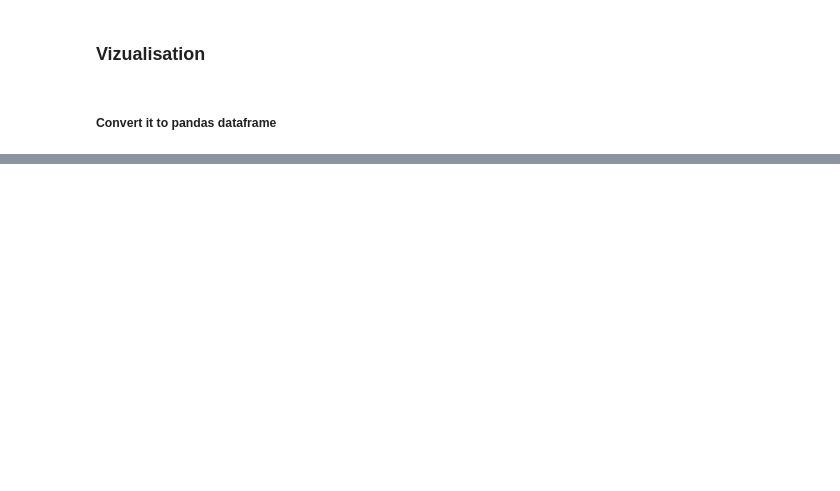
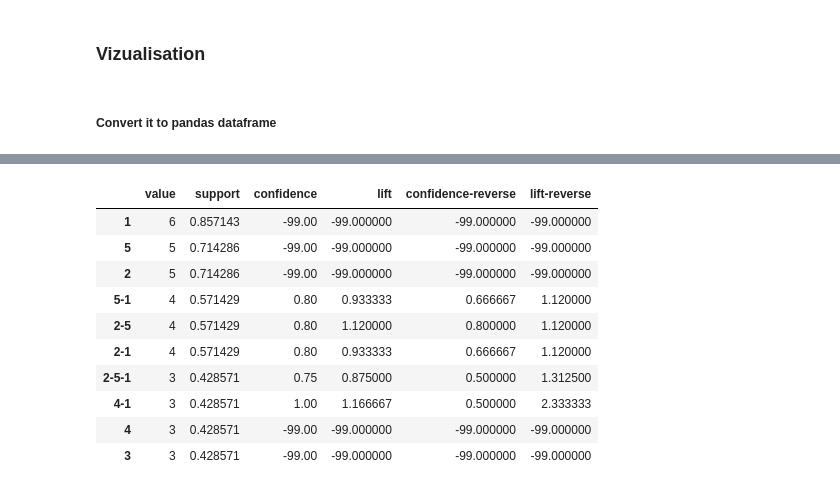
Before and after one commit to absabry/Apriori, a Jupyter notebook: apriori.ipynb, the cells around one changed output, grey strips where cells are left out. Drawn from its saved outputs; the diff is of its cells as text; code cells hidden in the pictures; blank space fills up the shorter version.

```diff
--- a/apriori.ipynb
+++ b/apriori.ipynb
@@ -60,0 +79,14 @@ ax.set_xlabel('Terms', fontsize=15);
+# %%
+data
+# %% [output]
+|  | value | support | confidence | lift | confidence-reverse | lift-reverse |
+| 1 | 6 | 0.857143 | -99.00 | -99.000000 | -99.000000 | -99.000000 |
+| 5 | 5 | 0.714286 | -99.00 | -99.000000 | -99.000000 | -99.000000 |
+| 2 | 5 | 0.714286 | -99.00 | -99.000000 | -99.000000 | -99.000000 |
+| 5-1 | 4 | 0.571429 | 0.80 | 0.933333 | 0.666667 | 1.120000 |
+| 2-5 | 4 | 0.571429 | 0.80 | 1.120000 | 0.800000 | 1.120000 |
+| 2-1 | 4 | 0.571429 | 0.80 | 0.933333 | 0.666667 | 1.120000 |
+| 2-5-1 | 3 | 0.428571 | 0.75 | 0.875000 | 0.500000 | 1.312500 |
+| 4-1 | 3 | 0.428571 | 1.00 | 1.166667 | 0.500000 | 2.333333 |
+| 4 | 3 | 0.428571 | -99.00 | -99.000000 | -99.000000 | -99.000000 |
+| 3 | 3 | 0.428571 | -99.00 | -99.000000 | -99.000000 | -99.000000 |
```
Also changed, not shown: parts of 6 cells of this notebook, 4 other files.
